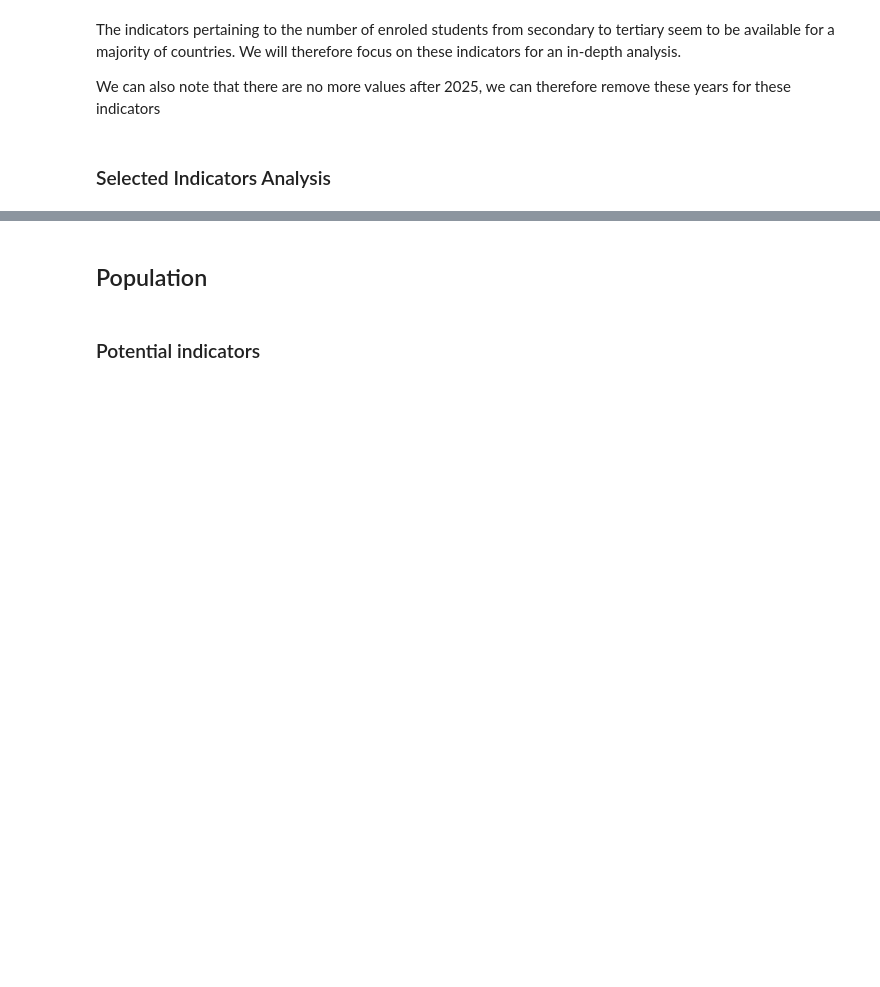
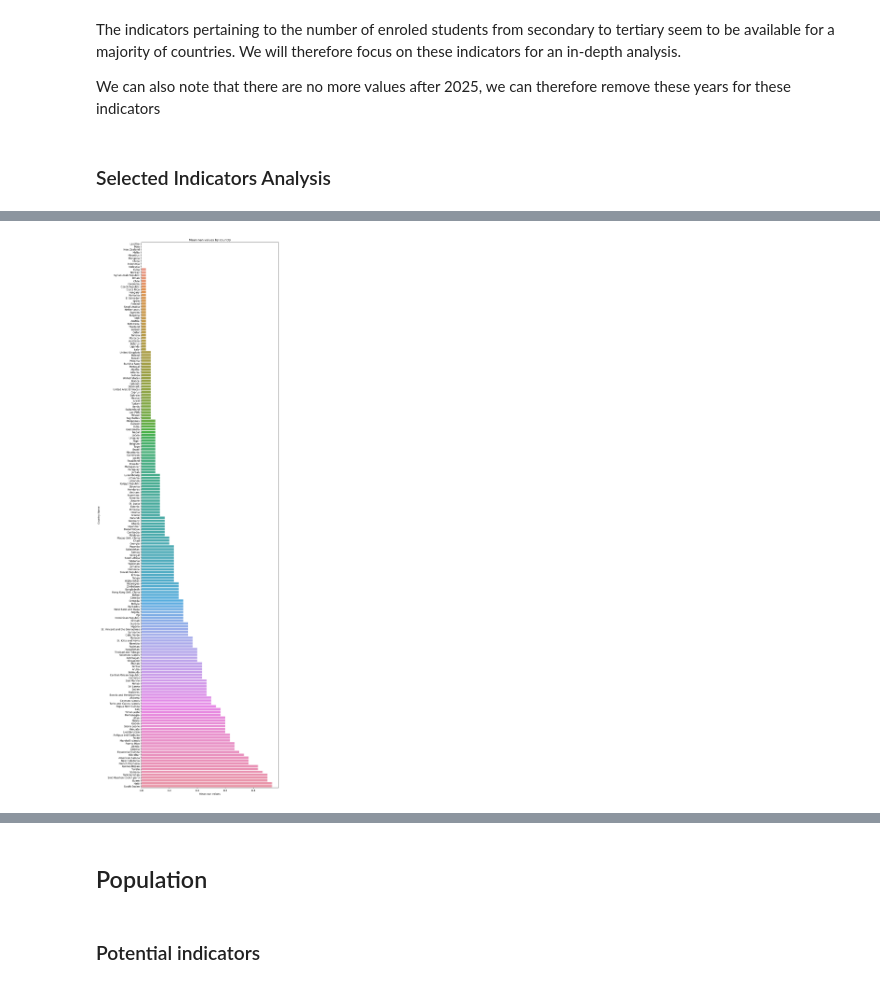
Before and after one commit to Dzov/DSP2, a Jupyter notebook: P2-notebook.ipynb, the cells around one changed output, grey strips where cells are left out. Saved outputs shown, nothing was run; the diff lists cells and outputs as text; code cells hidden in the pictures; blank space fills up the shorter version.

```diff
--- a/P2-notebook.ipynb
+++ b/P2-notebook.ipynb
@@ -545,0 +544,12 @@ sns.lineplot(data=malta.transpose())
+# %%
+education_enrolment_nan_mean = (
+    education_enrolment_by_country.isna().mean(axis=1).sort_values()
+)
+
+plt.figure(figsize=[10, 40])
+sns.barplot(y=education_enrolment_nan_mean.index, x=education_enrolment_nan_mean.values)
+plt.xlabel("Mean nan values")
+plt.title("Mean nan values by country")
+plt.show()
+# %% [output]
+[figure, added]
```
Also changed, not shown: parts of 4 cells of this notebook.
